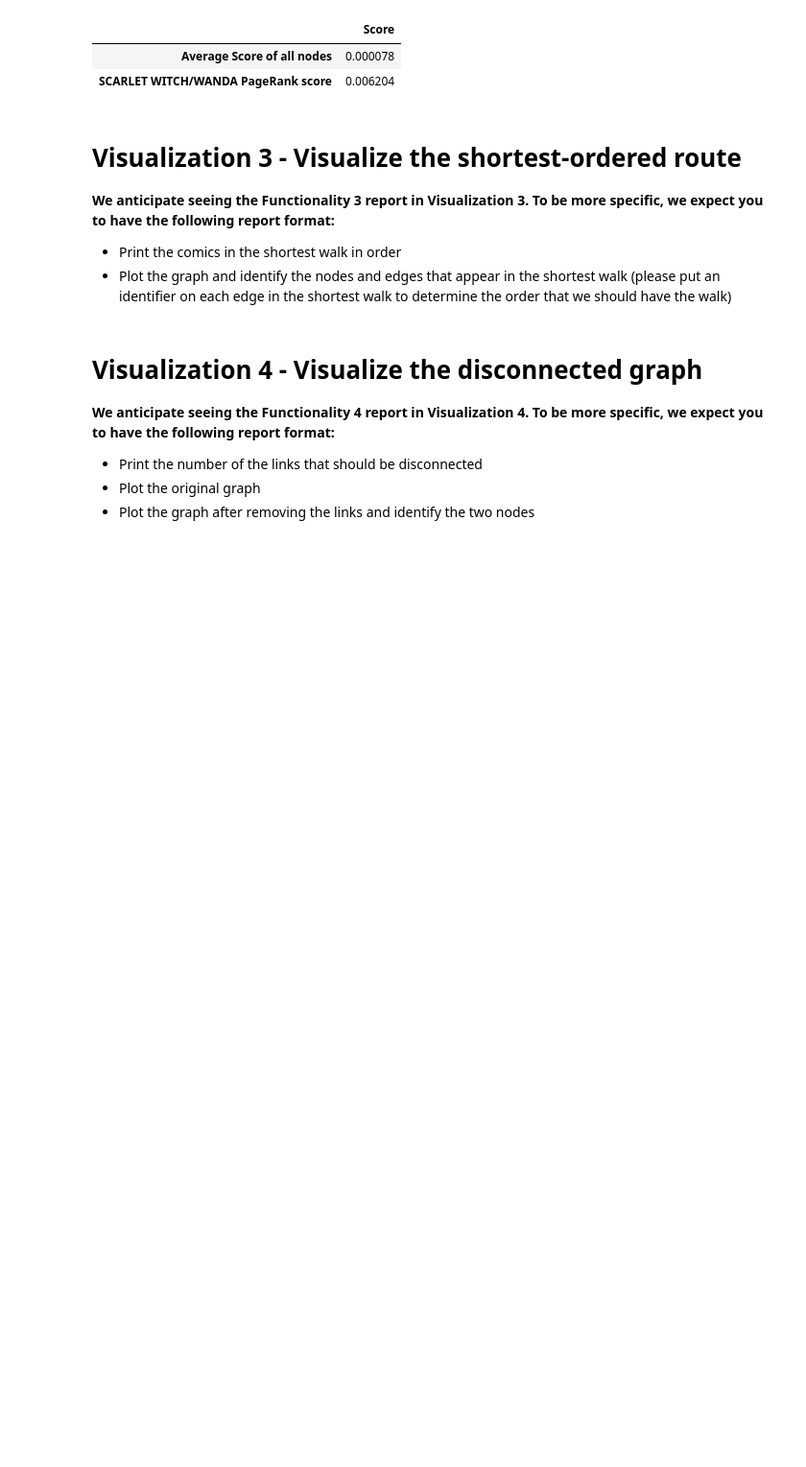
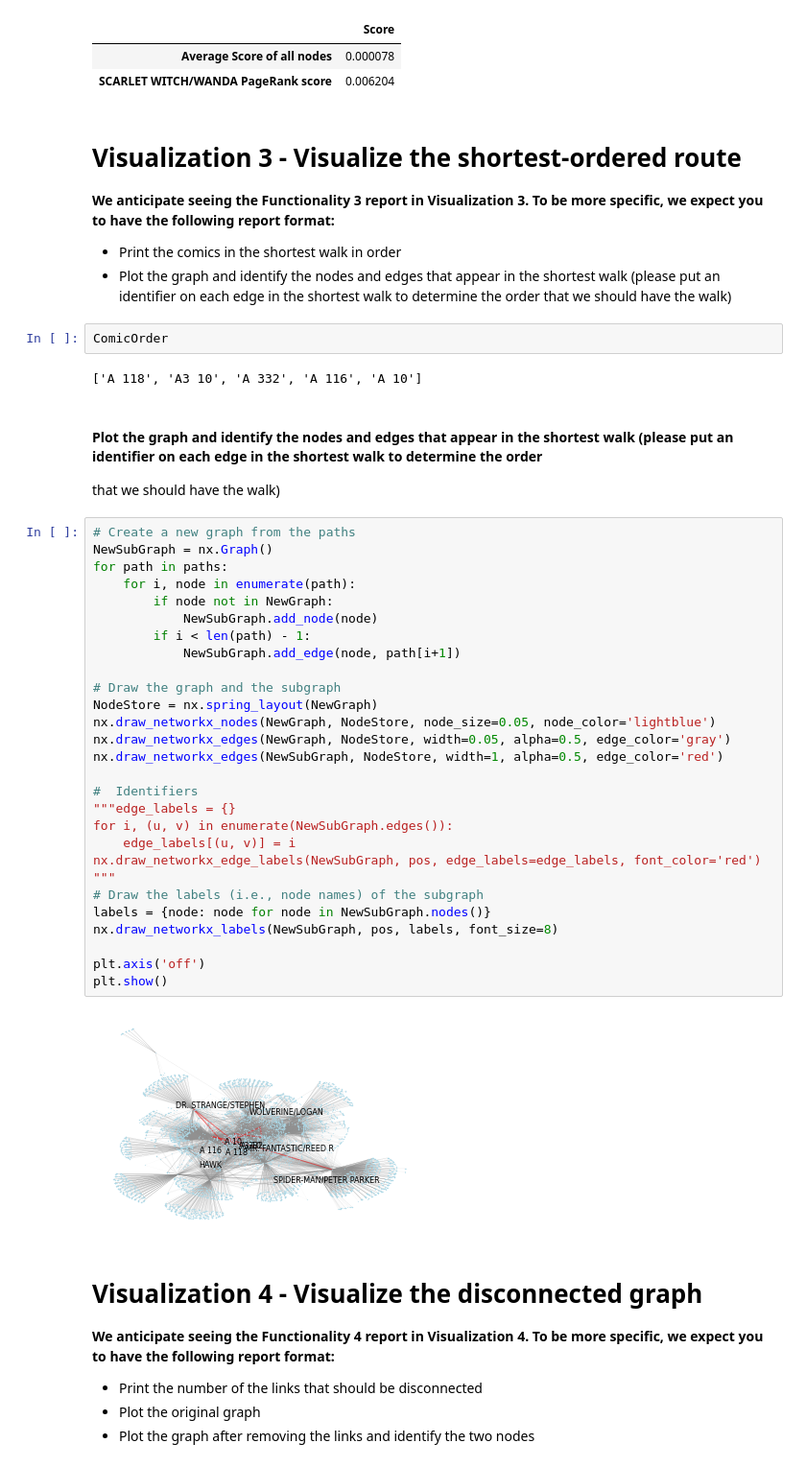
Before and after one commit to GiacomoBelliniStudent/ADM-HW5, a Jupyter notebook: main.ipynb, the cells around one changed output. Shown at 96% size. Saved outputs shown, nothing was run; the diff lists cells and outputs as text; blank space fills up the shorter version.

```diff
--- a/main.ipynb
+++ b/main.ipynb
@@ -758,6 +788,43 @@ df
 
  - Print the comics in the shortest walk in order
  - Plot the graph and identify the nodes and edges that appear in the shortest walk (please put an identifier on each edge in the shortest walk to determine the order that we should have the walk)
+# %%
+ComicOrder
+# %% [output]
+['A 118', 'A3 10', 'A 332', 'A 116', 'A 10']
+# %% [markdown]
+#### Plot the graph and identify the nodes and edges that appear in the shortest walk (please put an identifier on each edge in the shortest walk to determine the order
+that we should have the walk)
+# %%
+# Create a new graph from the paths
+NewSubGraph = nx.Graph()
+for path in paths:
+    for i, node in enumerate(path):
+        if node not in NewGraph:
+            NewSubGraph.add_node(node)
+        if i < len(path) - 1:
+            NewSubGraph.add_edge(node, path[i+1])
+
+# Draw the graph and the subgraph
+NodeStore = nx.spring_layout(NewGraph)
+nx.draw_networkx_nodes(NewGraph, NodeStore, node_size=0.05, node_color='lightblue')
+nx.draw_networkx_edges(NewGraph, NodeStore, width=0.05, alpha=0.5, edge_color='gray')
+nx.draw_networkx_edges(NewSubGraph, NodeStore, width=1, alpha=0.5, edge_color='red')
+
+#  Identifiers
+"""edge_labels = {}
+for i, (u, v) in enumerate(NewSubGraph.edges()):
+    edge_labels[(u, v)] = i
+nx.draw_networkx_edge_labels(NewSubGraph, pos, edge_labels=edge_labels, font_color='red')
+"""
+# Draw the labels (i.e., node names) of the subgraph
+labels = {node: node for node in NewSubGraph.nodes()}
+nx.draw_networkx_labels(NewSubGraph, pos, labels, font_size=8)
+
+plt.axis('off')
+plt.show()
+# %% [output]
+[figure, added]
 # %% [markdown]
 # Visualization 4 - Visualize the disconnected graph
 
```
Also changed, not shown: parts of 5 cells of this notebook.
